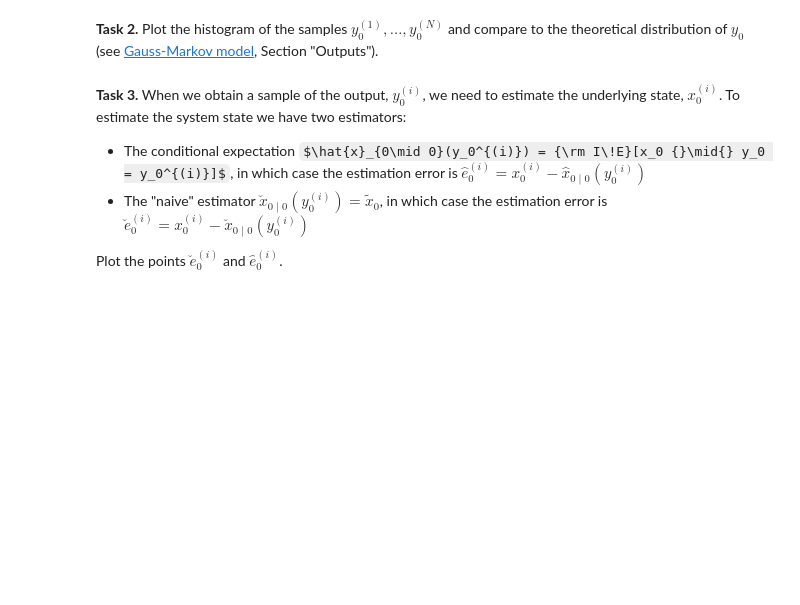
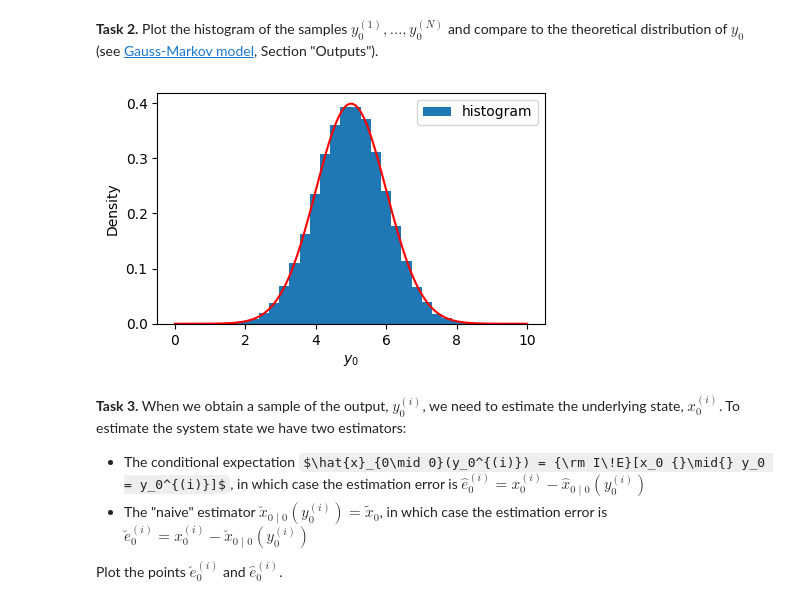
Before and after one commit to Gijinkstra/EstimationTheoryNotebooks, a Jupyter notebook: 2_kalman/2_kalman_basic.ipynb, the cells around one changed output. Cells and saved outputs as stored; diff of their text form; code cells hidden in the pictures; some formulas as TeX source; blank space fills up the shorter version.

```diff
--- a/2_kalman/2_kalman_basic.ipynb
+++ b/2_kalman/2_kalman_basic.ipynb
@@ -139,7 +163,7 @@ where $v_t \sim \mathcal{N}(0, 0.1)$.
 # Sample from the distribution of x_0
 x0_mean = np.array([5, -1])
 x0_var = np.array([[0.9, 0.4], [0.4, 0.3]])
-N = 1000
+N = 100000
 x0_samples = np.random.multivariate_normal(x0_mean, x0_var, N)
 
 # Generate corresponding samples of y0 = C*x0 + v0
@@ -153,15 +177,21 @@ for i in range(N):
 **Task 2.**  Plot the histogram of the samples $y_0^{(1)}, \ldots, y_0^{(N)}$ and compare to the theoretical distribution of $y_0$ (see [Gauss-Markov model](./1_gauss_markov.ipynb), Section "Outputs").
 # %%
 # Task 2
+np.random.seed(2)
+
 plt.figure(figsize=(5, 3))
 plt.hist(y0_samples, 30, density=True, label='histogram') # histogram
+
 y0_mean_theoretical = C @ x0_mean
 y0_var_theoretical = C @ x0_var @ C.T + R
 xs = np.linspace(0, 10, 300)
 plt.plot(xs, stats.norm.pdf(xs, y0_mean_theoretical, np.sqrt(y0_var_theoretical)).T, color='r')
 plt.xlabel('$y_0$')
 plt.ylabel('Density')
+plt.legend()
 plt.show()
+# %% [output]
+[figure, added]
 # %% [markdown]
 **Task 3.**  When we obtain a sample of the output, $y_0^{(i)}$, we need to estimate the underlying state, $x_0^{(i)}$. To estimate the system state we have two estimators:
 
```
Also changed, not shown: parts of 16 cells of this notebook, 1 other file.
